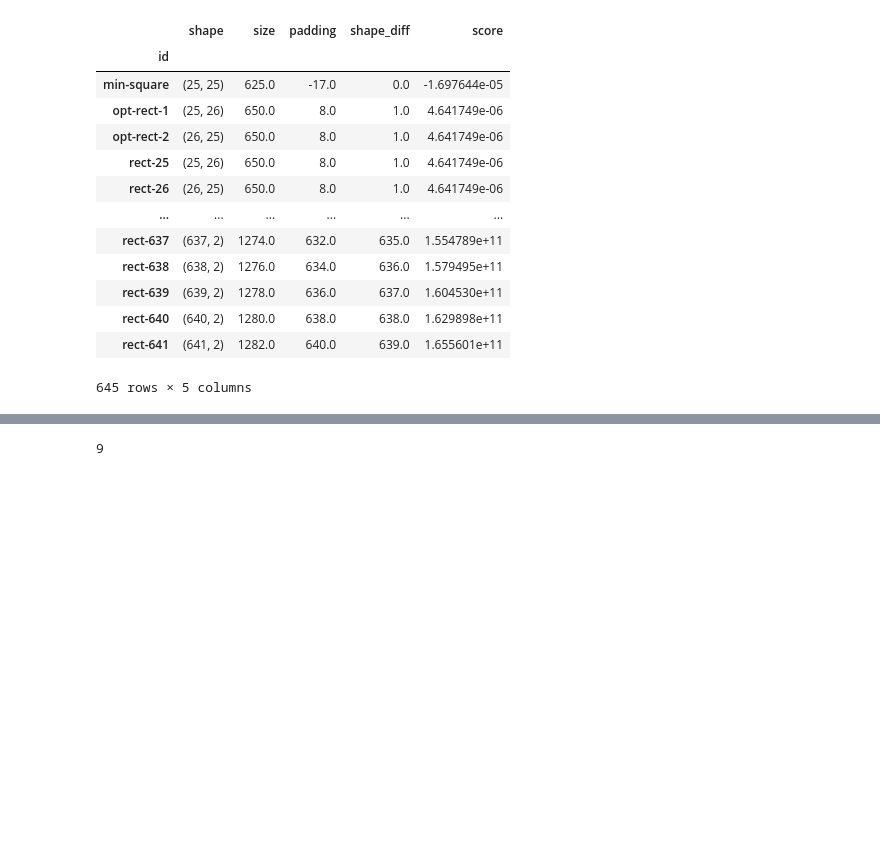
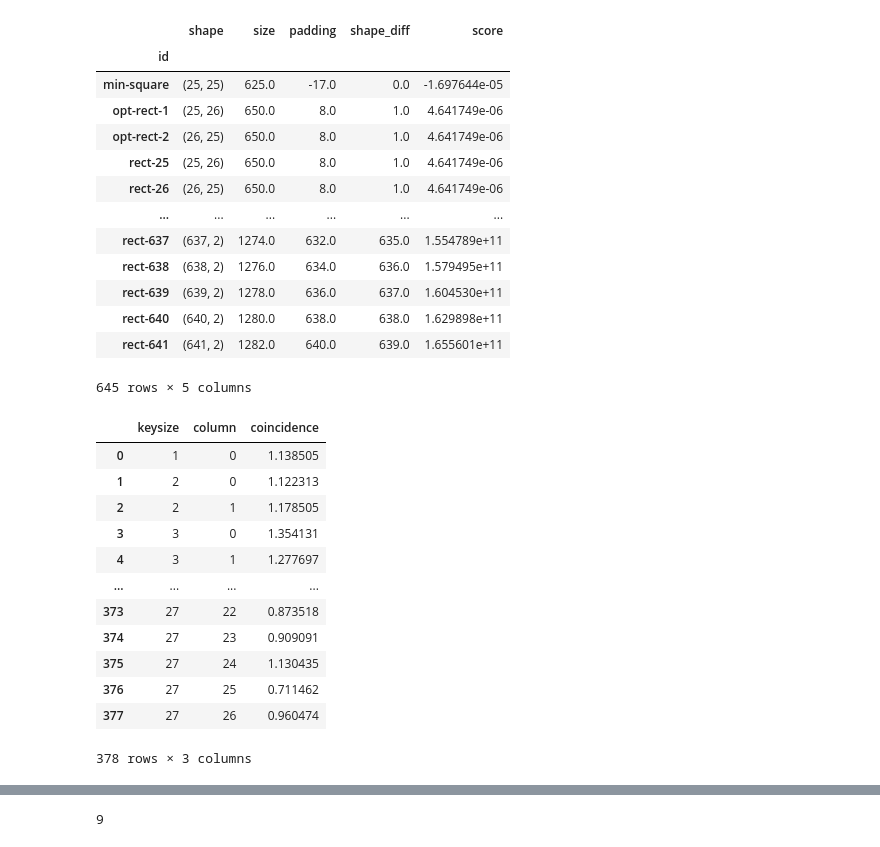
Before and after one commit to jlandercy/pysgrs, a Jupyter notebook: pysgrs/resources/notebooks/AnalyzeVigenere.ipynb, the cells around one changed output, grey strips where cells are left out. Drawn from its saved outputs; the diff is of its cells as text; code cells hidden in the pictures; blank space fills up the shorter version.

```diff
--- a/pysgrs/resources/notebooks/CrackVigenere.ipynb
+++ b/pysgrs/resources/notebooks/AnalyzeVigenere.ipynb
@@ -103,0 +94,17 @@ for ncol in np.arange(1, 26):
+# %%
+coincidences = pysgrs.toolbox.FrequencyAnalyzer.keysize_coincidences(code, max_keysize=3*9)
+coincidences
+# %% [output]
+|  | keysize | column | coincidence |
+| 0 | 1 | 0 | 1.138505 |
+| 1 | 2 | 0 | 1.122313 |
+| 2 | 2 | 1 | 1.178505 |
+| 3 | 3 | 0 | 1.354131 |
+| 4 | 3 | 1 | 1.277697 |
+| ... | ... | ... | ... |
+| 373 | 27 | 22 | 0.873518 |
+| 374 | 27 | 23 | 0.909091 |
+| 375 | 27 | 24 | 1.130435 |
+| 376 | 27 | 25 | 0.711462 |
+| 377 | 27 | 26 | 0.960474 |
+378 rows × 3 columns
```
Also changed, not shown: parts of 4 cells of this notebook, 3 other files.
